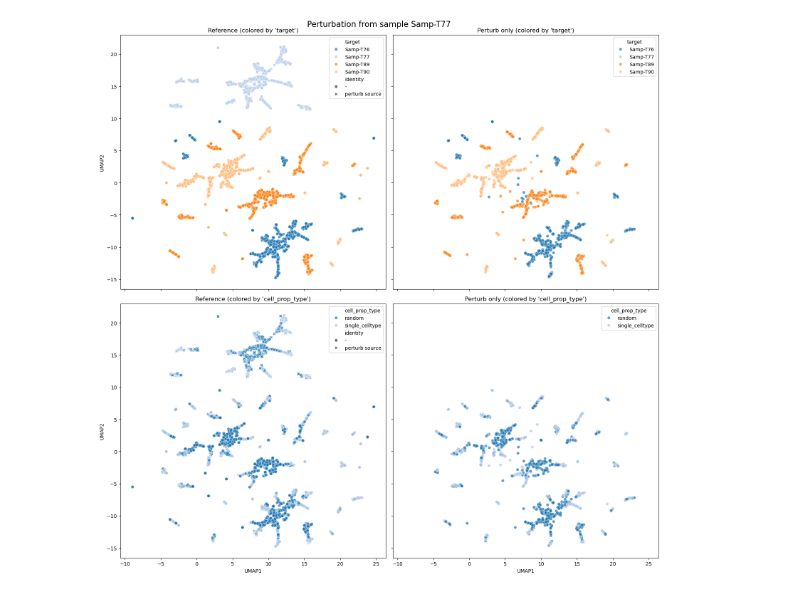
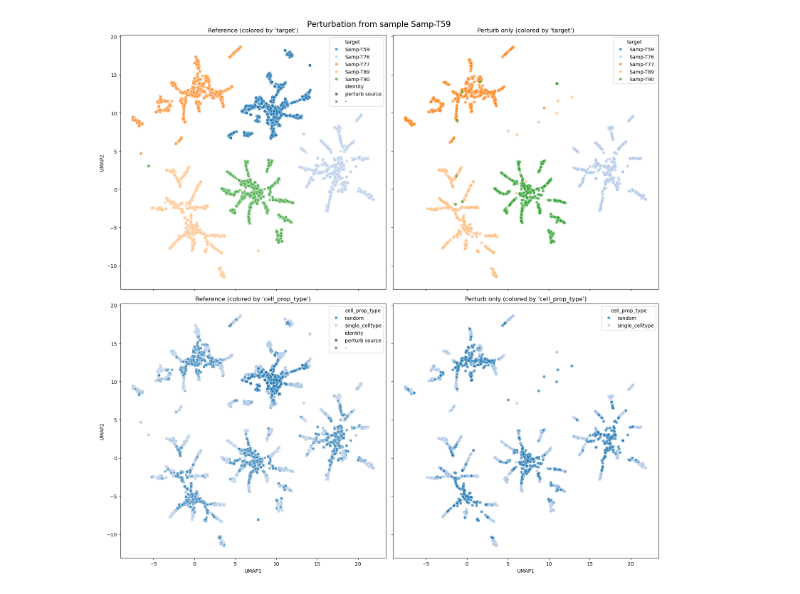
Before and after one commit to NDavidsonLab/BuDDI_HGSC_schildkraut_analysis, a Jupyter notebook: 3.validate_trained_buddi4/3.2.validate_sc_sample_perturbation.ipynb, the cells around one changed output. Drawn from its saved outputs; the diff is of its cells as text; code cells hidden in the pictures.

Commit message:
Updated notebook to use most recent buddi_v2 data structure

```diff
--- a/3.validate_trained_buddi4/3.2.validate_sc_sample_perturbation.ipynb
+++ b/3.validate_trained_buddi4/3.2.validate_sc_sample_perturbation.ipynb
@@ -67,13 +95,13 @@ assert train_data_file.exists(), f"Train data file not found at {train_data_file
 # %%
-train_data = joblib.load(train_data_file)
-print(train_data)
+buddi4_data = joblib.load(buddi4_data_file)
+print(buddi4_data)
 print('\n')
 
-n_x = len(train_data.gene_names)
-n_y = len(train_data.cell_type_names)
-n_labels = train_data.encode_meta[SAMPLE_ID_COL].shape[1]
-n_stims = train_data.encode_meta[STIM_COL].shape[1]
-n_samp_types = train_data.encode_meta[TECH_COL].shape[1]
+n_x = len(buddi4_data.gene_names)
+n_y = len(buddi4_data.cell_type_names)
+n_labels = buddi4_data.encode_meta[SAMPLE_ID_COL].shape[1]
+n_stims = buddi4_data.encode_meta[STIM_COL].shape[1]
+n_samp_types = buddi4_data.encode_meta[TECH_COL].shape[1]
 print(f"Number of genes: {n_x}")
 print(f"Number of cell types: {n_y}")
 print(f"Number of unique labels: {n_labels}")
@@ -90,5 +118,8 @@ Number of unique stimulations: 2
 Number of unique sample types: 2
 # %%
 obj = BuDDI4.load(
-    REPO_ROOT / 'trained' / 'buddi4_alpha=100.0_beta=10.0_beta_label=1.0_beta_slack=0.1',
+    filtered_model_folders[0]
 )
+print(obj.encoders)
+print(obj.decoder)
+print(obj.prop_estimator)
@@ -120,37 +134,39 @@ meta.head()
 # %%
 x_perturb, meta_perturb = perturb_single_cell_sample(
     obj=obj,
-    data=train_data,
-    idx=None,
+    data=buddi4_data,
     n_subsamples=500,
     n_resamples=1,
     integrate_over_cell_types=False
 )
 # %%
+recon_query = {'samp_type': 'sc_ref'}
+
 x_reconstruct, meta_reconstruct = reconstruct(
     obj=obj,
-    data=train_data,
-    idx=None,
+    data=buddi4_data,
     n_resamples=1,
+    query_kwargs=recon_query,
     seed=42,
 )
 # %%
-src_to_plot = meta[SAMPLE_ID_COL].unique()[0]
+# visualize only once source sample for clarity
+src_to_plot = meta_perturb['source'].unique()[0]
 
 plot_perturb_reduction(
     x_basis=x_reconstruct,
     meta_basis=meta_reconstruct,
     x_perturb=x_perturb,
     meta_perturb=meta_perturb,
     filter_source=src_to_plot,
     filter_target=None,
     color_by=['cell_prop_type'],
     reduction_method='UMAP',
     reduction_random_state=42,
     panel_width=8,
     title=f'Perturbation from sample {src_to_plot}',
     show_plot=True,
     save_path=None
 )
 # %% [output]
-[figure, old version]
+[figure, new version]
```
Also changed, not shown: parts of 15 cells of this notebook.
